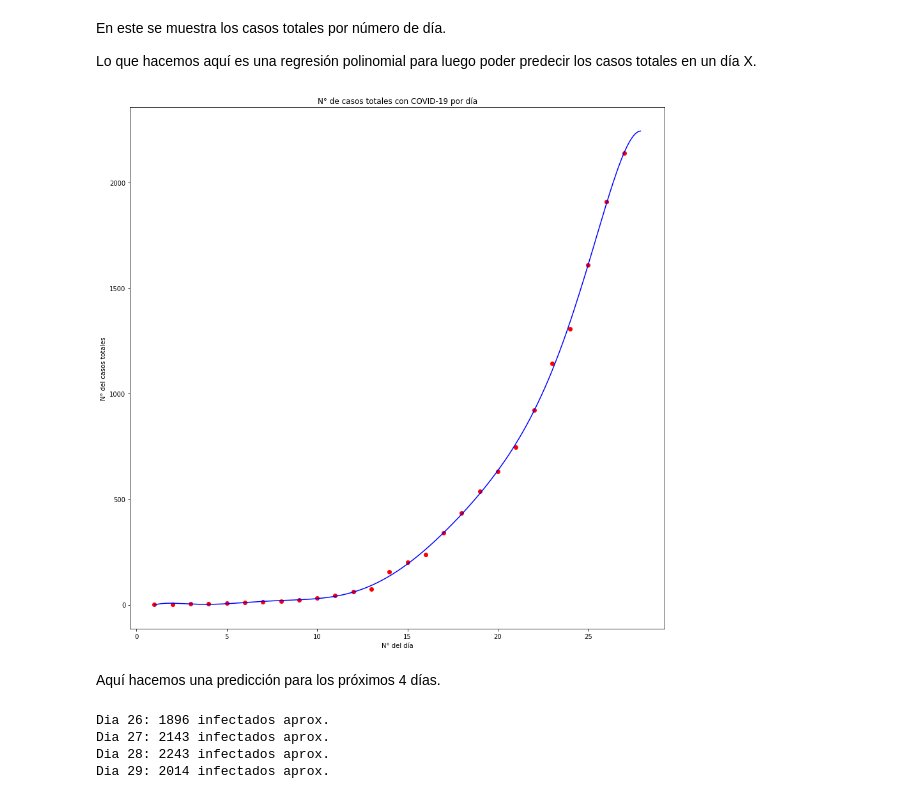
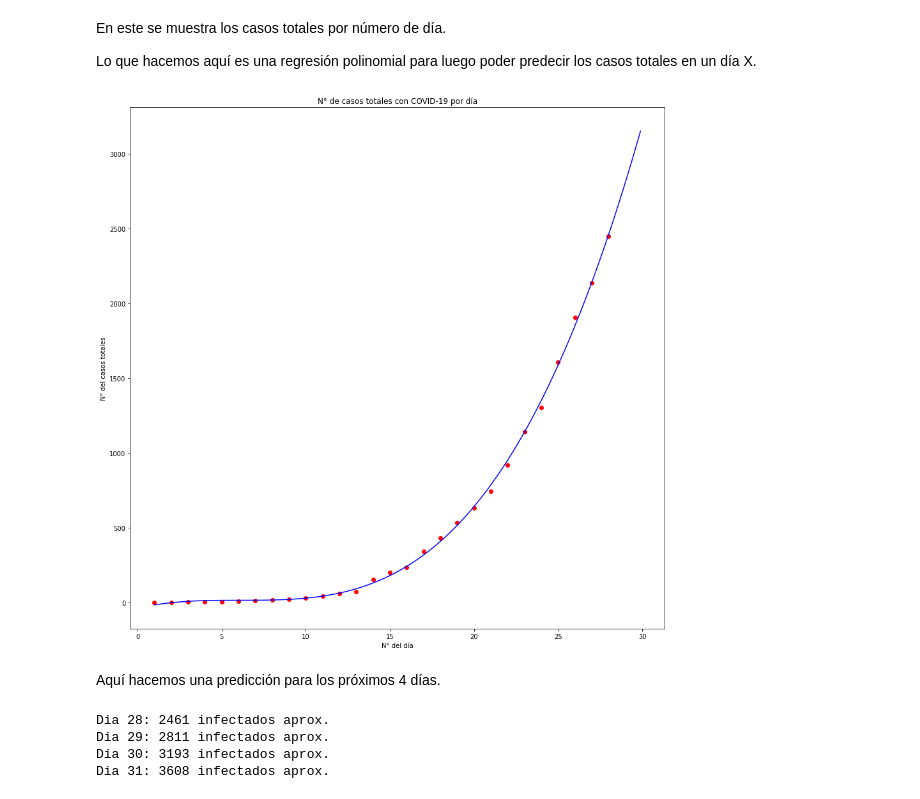
Before and after one commit to White-Mask/COVID-19-Chile-Coronavirus, a Jupyter notebook: Notebook/Analisis_COVID-19_chile.ipynb, the cells around one changed output. Drawn from its saved outputs; the diff is of its cells as text; code cells hidden in the pictures.

```diff
--- a/Notebook/Analisis_COVID-19_chile.ipynb
+++ b/Notebook/Analisis_COVID-19_chile.ipynb
@@ -145,38 +145,38 @@ En este se muestra los casos totales por número de día.
 
 Lo que hacemos aquí es una regresión polinomial para luego poder predecir los casos totales en un día X.
 # %%
-dias = np.arange(1,28)
+dias = np.arange(1,29)
 X = dias.reshape(len(dias),1)
 y = fq.iloc[:,2:3]
 
 from sklearn.linear_model import LinearRegression
 from sklearn.preprocessing import PolynomialFeatures
 
-poly_regression = PolynomialFeatures(degree=8)
+poly_regression = PolynomialFeatures(degree=3)
 X_poly_regression = poly_regression.fit_transform(X)
 
 lin_regression_2 = LinearRegression()
 lin_regression_2.fit(X_poly_regression,y)
 
-X_grid = np.arange(1,28,0.1)
+X_grid = np.arange(1,30,0.1)
 X_grid = X_grid.reshape(len(X_grid),1)
 plt.scatter(X,y,color='red')
 plt.plot(X_grid,lin_regression_2.predict(poly_regression.fit_transform(X_grid)),color='blue')
 plt.title('N° de casos totales con COVID-19 por día')
 plt.xlabel('N° del día')
 plt.ylabel('N° del casos totales')
 plt.show()
 # %% [output]
-[figure, old version]
+[figure, new version]
 # %% [markdown]
 Aquí hacemos una predicción para los próximos 4 días.
 # %%
 
-for i in range(26,30):
+for i in range(28,32):
   prediccion = int(lin_regression_2.predict(poly_regression.fit_transform([[i]])))
   print('Dia '+str(i)+': '+str(prediccion)+' infectados aprox.')
 # %% [output]
-Dia 26: 1896 infectados aprox.
-Dia 27: 2143 infectados aprox.
-Dia 28: 2243 infectados aprox.
-Dia 29: 2014 infectados aprox.
+Dia 28: 2461 infectados aprox.
+Dia 29: 2811 infectados aprox.
+Dia 30: 3193 infectados aprox.
+Dia 31: 3608 infectados aprox.
```
Also changed, not shown: parts of 5 cells of this notebook.
